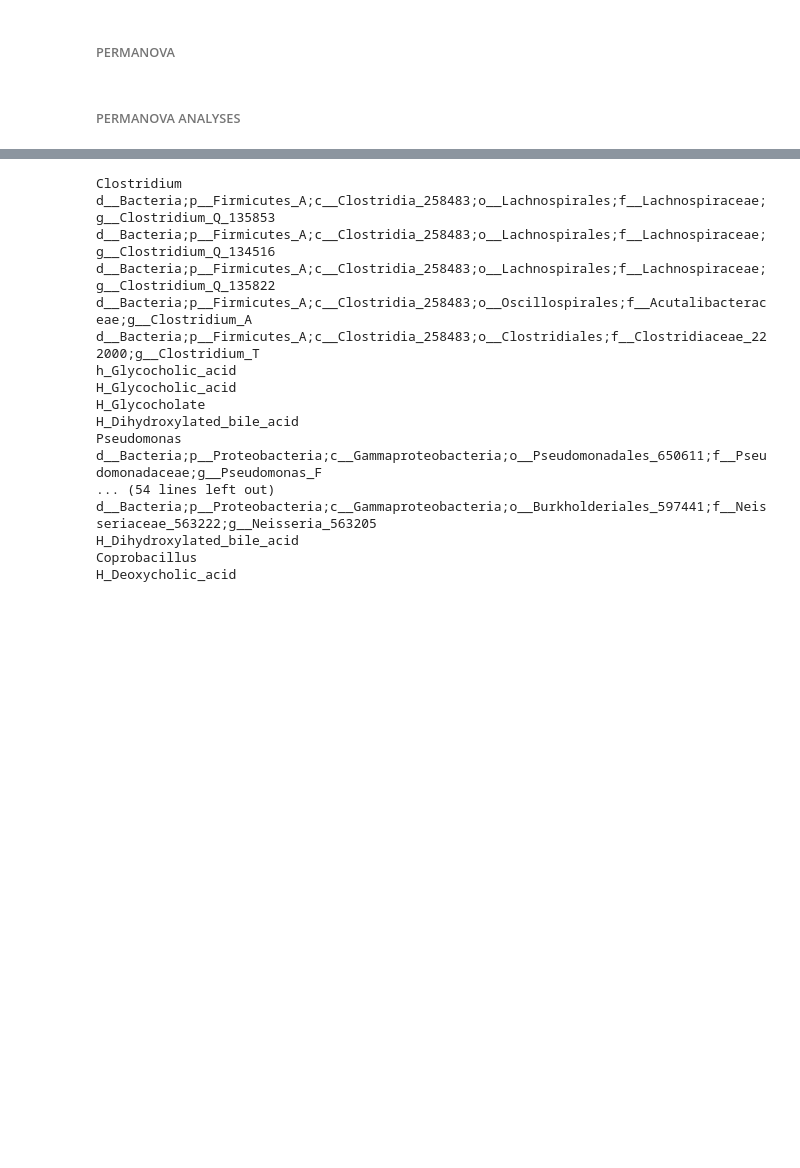
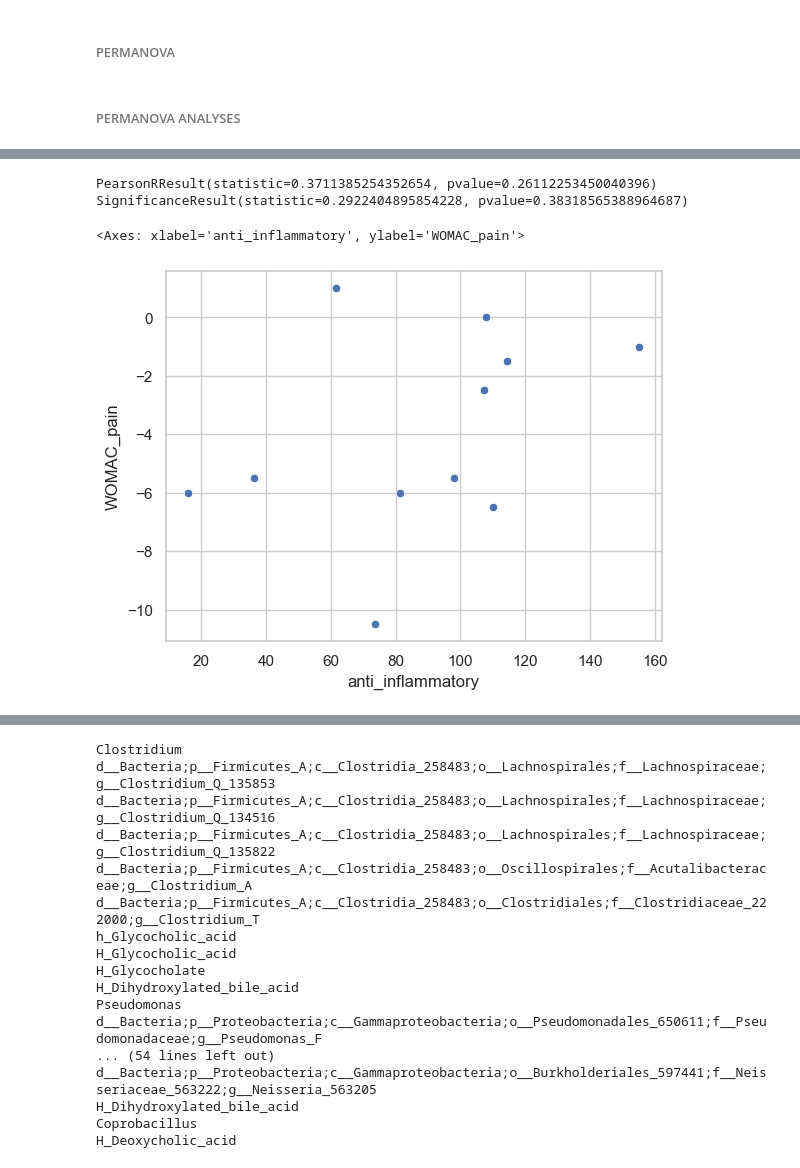
Before and after one commit to kbpi314/oa, a Jupyter notebook: code/oa_v4.ipynb, the cells around one changed output, grey strips where cells are left out. Cells and saved outputs as stored; diff of their text form; code cells hidden in the pictures; blank space fills up the shorter version.

```diff
--- a/code/oa_v4.ipynb
+++ b/code/oa_v4.ipynb
@@ -2358,7 +2409,7 @@ for d1, d2 in df_pairs:
 # Author: Johnny Brown
 
 import numpy as np
-import random as r
+import random as rand
 from itertools import permutations, product, chain
 
 # convert to distance matrices
@@ -2450,7 +2501,7 @@ def permanova_oneway(dm, levels, permutations = 200):
     shuffledlevels = list(levels)#copy list so we can shuffle it
 
     for i in range(permutations):
-        r.shuffle(shuffledlevels)
+        rand.shuffle(shuffledlevels)
         f = f_oneway(dm,shuffledlevels)
 
         if f >= bigf:
@@ -3279,7 +3419,8 @@ df_vc = df_vc[df_vc == True]
 keep_id = df_vc.index.values
 df = df[df['SubjectID'].isin(keep_id)]
 
-queries = ['Akker','g__Butyribacter']
+taxa_int = []
+queries = ['Akker','g__Butyribacter','Anaerostipes','Limivivens']
 for q in queries:
     print(q)
     taxa = []
@@ -3287,7 +3428,9 @@ for q in queries:
     for x in df.columns.values:
         if q in x:
             taxa.append(x)
+            taxa_int.append(x)
     print(len(taxa))
+    print(taxa)
     plt.figure(figsize=(6,6))
     sns.swarmplot(x="Timepoint", y=taxa[0],
                 hue="WOMAC_P_Response", palette=["m", "g"],
@@ -3699,0 +4159,14 @@ df
+# %%
+# does diet correlate with pain
+df_merge = pd.concat([df_diff, df_dx],axis=1)
+df_merge = df_merge.dropna()
+#print(df_merge.corr())
+print(scipy.stats.pearsonr(df_merge['anti_inflammatory'],df_merge['WOMAC_pain']))
+print(scipy.stats.spearmanr(df_merge['anti_inflammatory'],df_merge['WOMAC_pain']))
+sns.scatterplot(data=df_merge,x='anti_inflammatory',y='WOMAC_pain')
+# the answer is not really
+# %% [output]
+PearsonRResult(statistic=0.3711385254352654, pvalue=0.26112253450040396)
+SignificanceResult(statistic=0.2922404895854228, pvalue=0.38318565388964687)
+<Axes: xlabel='anti_inflammatory', ylabel='WOMAC_pain'>
+[figure, added]
```
Also changed, not shown: parts of 82 cells of this notebook, 7 other files.
